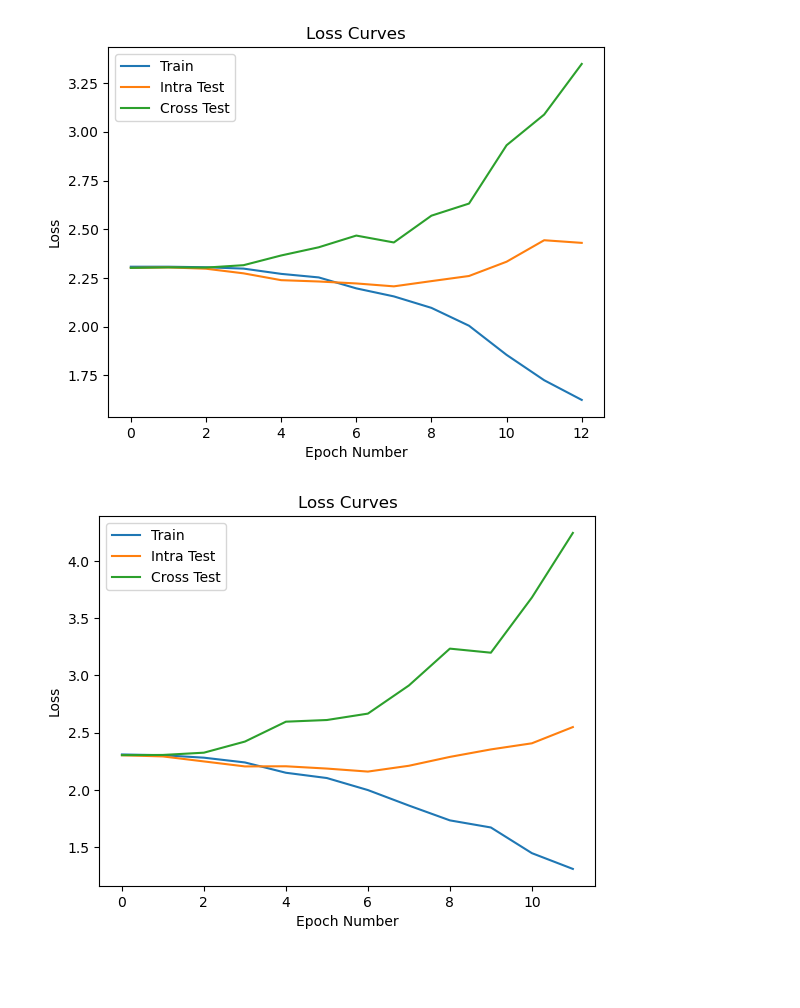
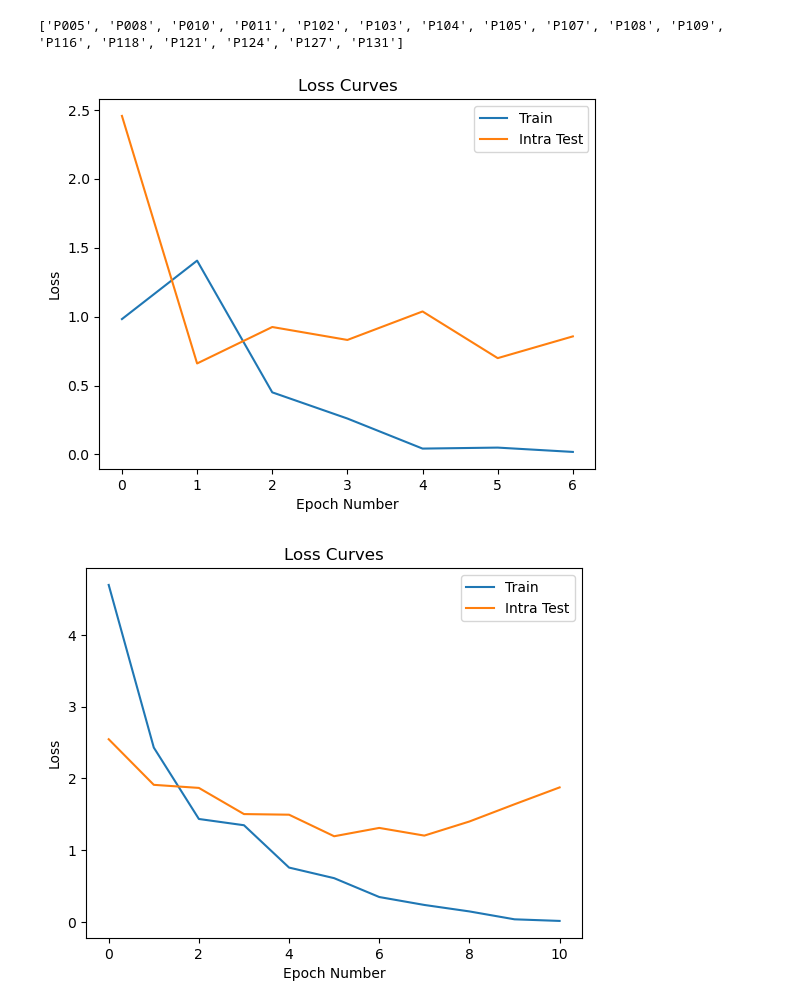
Before and after one commit to kdmalc/fl-gestures, a Jupyter notebook: ELEC573_Proj/91_CentralizedFT.ipynb, the cells around one changed output. Saved outputs shown, nothing was run; the diff lists cells and outputs as text; code cells hidden in the pictures; blank space fills up the shorter version.

Commit message:
CentFT NB check, some overfitting but not as bad as Local

```diff
--- a/ELEC573_Proj/91_CentralizedFT.ipynb
+++ b/ELEC573_Proj/91_CentralizedFT.ipynb
@@ -18,7 +14,8 @@ from hyperparam_tuned_configs import *
 # %%
 MODEL_STR = "DynamicMomonaNet"
 MY_CONFIG = DynamicMomonaNet_config
-NUM_LOCAL_MODELS = 15
+NUM_LOCAL_MODELS = 15  # TODO: Double check that this is finetuning for just 15 users...
+NUM_TRAINFT_GESTURES = 3
 
 expdef_df = load_expdef_gestures(apply_hc_feateng=False)
 all_participants = list(expdef_df['Participant'].unique())
@@ -32,23 +32,4 @@ pretrained_generic_model.load_state_dict(torch.load(full_path))
 # Choosing NUM_LOCAL_MODELS somewhat arbitrarily, don't need to look at all 32 results... save some computation ig
 # Setting num_gesture_training_trials=3 so that this replicates finetuning data used for local
 # num_gesture_ft_trials should not be used I don't think, not in main_training_pipeline anyways
-data_splits = make_data_split(expdef_df, num_gesture_training_trials=3, num_gesture_ft_trials=3, num_train_users=NUM_LOCAL_MODELS)
+data_splits = make_data_split(expdef_df, num_gesture_training_trials=NUM_TRAINFT_GESTURES, num_gesture_ft_trials=NUM_TRAINFT_GESTURES, num_train_users=NUM_LOCAL_MODELS)
-# %%
-
-res_dict_lst = []
-#for pid in train_df['participant_ids'].unique():
-for p_idx, pid in enumerate(list(set(data_splits['train']['participant_ids']))):
-    print(f"Training local model for {pid} ({p_idx}/{NUM_LOCAL_MODELS})")
-
-
-
-    # 2) Test the full pretrained model
-    generic_clus_res = evaluate_model(pretrained_generic_model, intra_test_loader)
-    novel_pid_res_dict[pid]["centralized_acc"] = generic_clus_res["accuracy"]
-
-    # 3) Test finetuned pretrained model
-    #def fine_tune_model(finetuned_model, fine_tune_loader, config, timestamp, test_loader=None, pid=None, use_earlystopping=None):
-    ft_centralized_model, original_petrained_model, _, _ = fine_tune_model(
-        pretrained_generic_model, ft_loader, config, config['timestamp'], test_loader=intra_test_loader, pid=pid)
-    ft_centralized_res = evaluate_model(ft_centralized_model, intra_test_loader)
-    novel_pid_res_dict[pid]["ft_centralized_acc"] = ft_centralized_res["accuracy"]
@@ -82,30 +110,33 @@ Training local model for P004 (14/15)
 #    'intra_test_loss_log': intra_test_loss_log,
 #    'cross_test_loss_log': cross_test_loss_log
 #}
+# %%
+res_keys = list(res_dict.keys())
+print(res_keys)
+# %% [output]
+['P005', 'P008', 'P010', 'P011', 'P102', 'P103', 'P104', 'P105', 'P107', 'P108', 'P109', 'P116', 'P118', 'P121', 'P124', 'P127', 'P131']
 # %%
-user_res_dict = res_dict_lst[0]
+user_res_lst = res_dict[res_keys[0]]
 
-plt.plot(user_res_dict['train_loss_log'], label="Train")
-plt.plot(user_res_dict['intra_test_loss_log'], label="Intra Test")
-plt.plot(user_res_dict['cross_test_loss_log'], label="Cross Test")
+plt.plot(user_res_lst[0], label="Train")
+plt.plot(user_res_lst[1], label="Intra Test")
 plt.title("Loss Curves")
 plt.xlabel("Epoch Number")
 plt.ylabel("Loss")
 plt.legend()
 plt.show()
 # %% [output]
-[figure, old version]
+[figure, new version]
 # %%
-user_res_dict = res_dict_lst[1]
+user_res_lst = res_dict[res_keys[1]]
 
-plt.plot(user_res_dict['train_loss_log'], label="Train")
-plt.plot(user_res_dict['intra_test_loss_log'], label="Intra Test")
-plt.plot(user_res_dict['cross_test_loss_log'], label="Cross Test")
+plt.plot(user_res_lst[0], label="Train")
+plt.plot(user_res_lst[1], label="Intra Test")
 plt.title("Loss Curves")
 plt.xlabel("Epoch Number")
 plt.ylabel("Loss")
 plt.legend()
 plt.show()
 # %% [output]
-[figure, old version]
+[figure, new version]
 # %%
```
Also changed, not shown: parts of 14 cells of this notebook, 3 other files.
